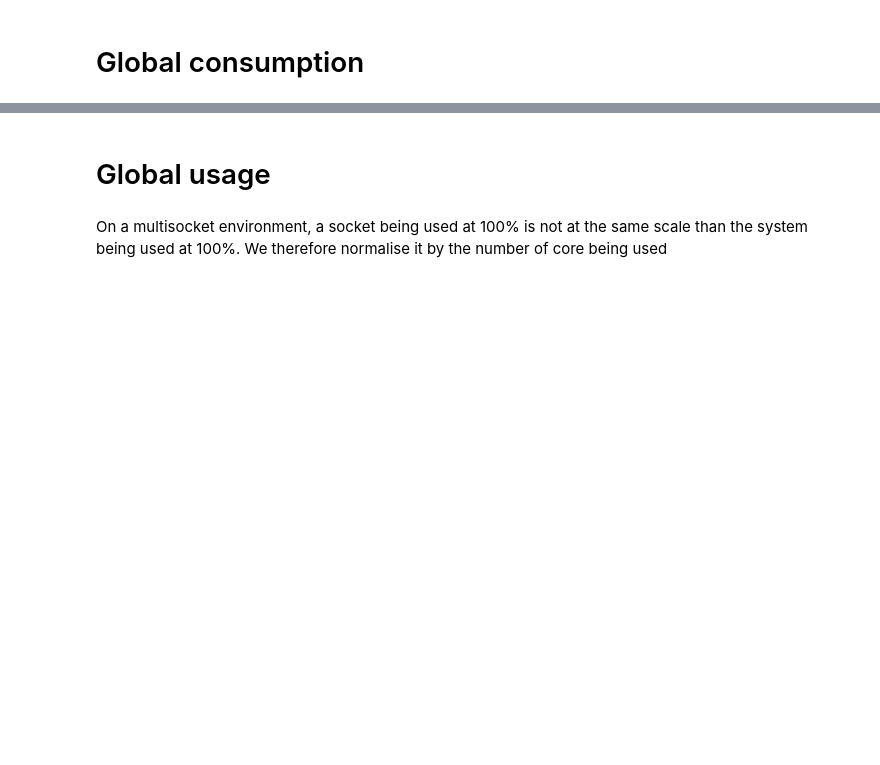
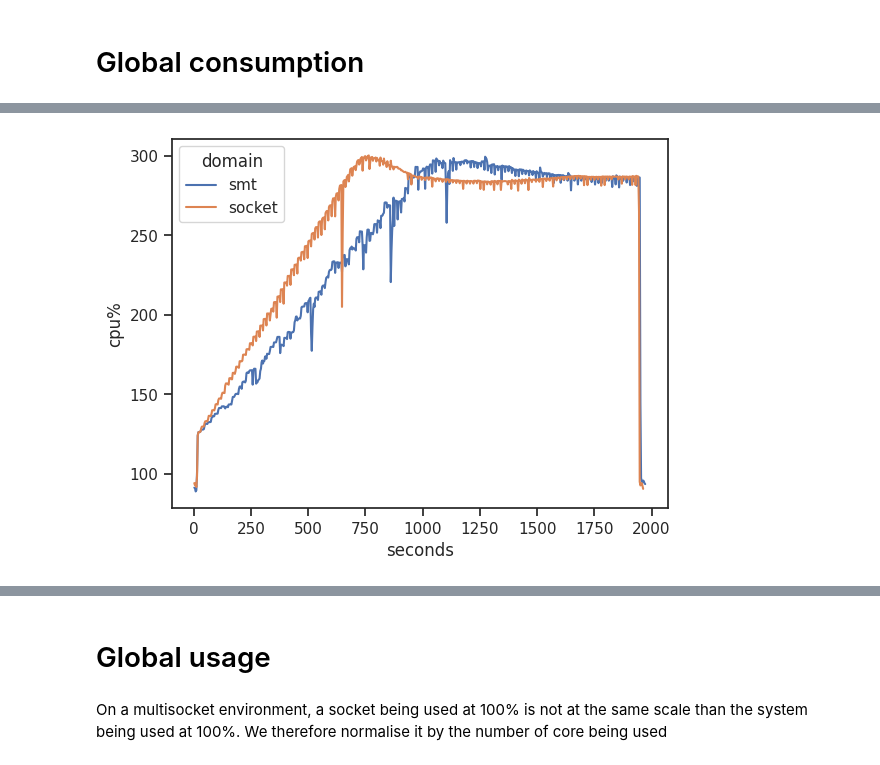
Before and after one commit to jacquetpi/rapl-reader, a Jupyter notebook: investig-consumption.ipynb, the cells around one changed output, grey strips where cells are left out. Cells and saved outputs as stored; diff of their text form; code cells hidden in the pictures; blank space fills up the shorter version.

```diff
--- a/investig-consumption.ipynb
+++ b/investig-consumption.ipynb
@@ -68,0 +173,13 @@ print(joule2/joule1)
+# %%
+pd.set_option('mode.chained_assignment', None)
+x1 = dataset_smt.loc[dataset_smt['domain'] == 'package-global']
+x1['domain'] = x1['domain'].apply(lambda x : 'smt')
+
+x2 = dataset_soc.loc[dataset_soc['domain'] == 'package-global']
+x2['domain'] = x2['domain'].apply(lambda x : 'socket')
+
+output = pd.concat([x1,x2])
+ax = sns.lineplot(data=output, x='timestamp', y='measure', hue='domain')
+g = ax.set(xlabel='seconds', ylabel='cpu%')
+# %% [output]
+[figure, added]
```
Also changed, not shown: parts of 18 cells of this notebook, 1 other file.
